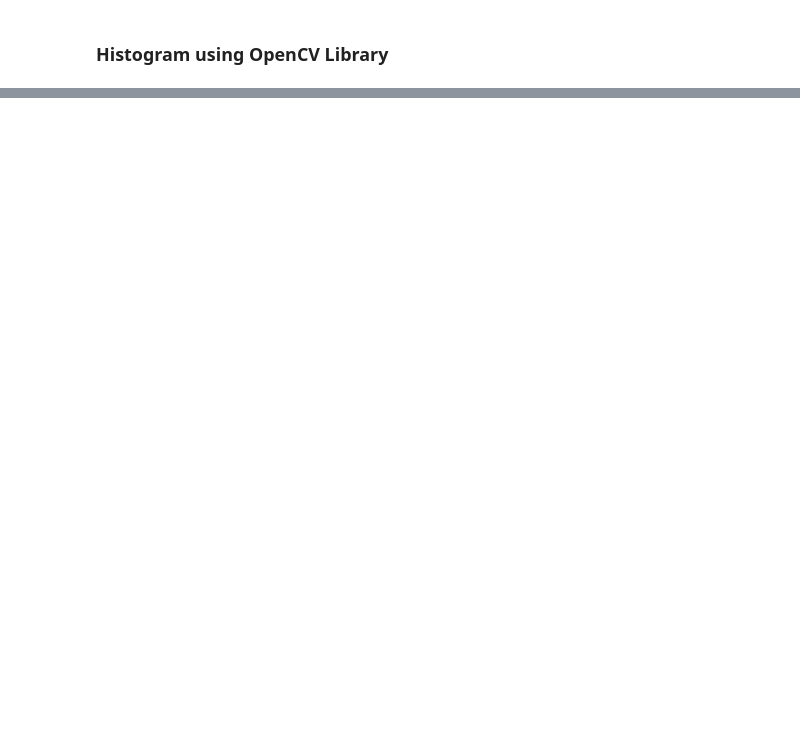
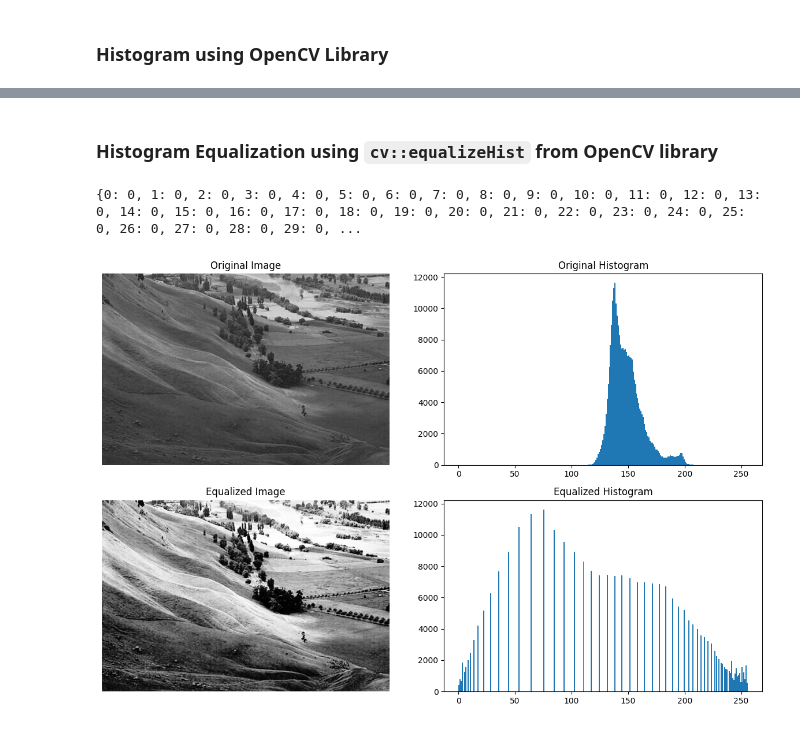
Before and after one commit to MathematicGuy/Machine-Learning-2024, a Jupyter notebook: Learn/ComputerVision/Histogram/histogram.ipynb, the cells around one changed output, grey strips where cells are left out. Drawn from its saved outputs; the diff is of its cells as text; code cells hidden in the pictures; blank space fills up the shorter version.

```diff
--- a/Learn/ComputerVision/Histogram/histogram.ipynb
+++ b/Learn/ComputerVision/Histogram/histogram.ipynb
@@ -67,0 +62,63 @@ plt.show()
+# %% [markdown]
+### Histogram Equalization using `cv::equalizeHist` from OpenCV library
+# %%
+# Create a dictionary with key values from [0, 255] represent the color range. Count each pixels and add 1 to dict[key]
+def image_to_histogram(image, bins=256):
+    histogram = {}
+
+    # initialize color_range to histogram
+    for i in range(bins):
+        histogram[i] = 0
+
+    for row in image:
+        for pixel in row:
+            if pixel in histogram:
+                histogram[pixel] += 1
+
+    sorted_histogram = {key: histogram[key] for key in sorted(histogram)}
+    return sorted_histogram
+
+
+histogram1 = image_to_histogram(image)
+
+print(histogram1)
+# %% [output]
+{0: 0, 1: 0, 2: 0, 3: 0, 4: 0, 5: 0, 6: 0, 7: 0, 8: 0, 9: 0, 10: 0, 11: 0, 12: 0, 13: 0, 14: 0, 15: 0, 16: 0, 17: 0, 18: 0, 19: 0, 20: 0, 21: 0, 22: 0, 23: 0, 24: 0, 25: 0, 26: 0, 27: 0, 28: 0, 29: 0, ...
+# %%
+# Apply histogram equalization
+equalized_image = cv.equalizeHist(image)
+
+def plot_histogram(image, equalized_image):
+    # Plot the original and equalized images with their histograms
+    plt.figure(figsize=(12, 8))
+
+    # Original image and its histogram
+    plt.subplot(2, 2, 1)
+    plt.imshow(image, cmap='gray')
+    plt.title('Original Image')
+    plt.axis('off')
+
+    plt.subplot(2, 2, 2)
+    plt.hist(image.ravel(), bins=256, range=[0, 256])
+    plt.title('Original Histogram')
+
+    # Equalized image and its histogram
+    plt.subplot(2, 2, 3)
+    plt.imshow(equalized_image, cmap='gray')
+    plt.title('Equalized Image')
+    plt.axis('off')
+
+    plt.subplot(2, 2, 4)
+    plt.hist(equalized_image.ravel(), bins=256, range=[0, 256])
+    plt.title('Equalized Histogram')
+
+    plt.tight_layout()
+    plt.show()
+
+# Apply histogram equalization
+equalized_image = cv.equalizeHist(image)
+
+# Plot the histograms
+plot_histogram(image, equalized_image)
+# %% [output]
+[figure, added]
```
Also changed, not shown: parts of 15 cells of this notebook, 9 other files.
